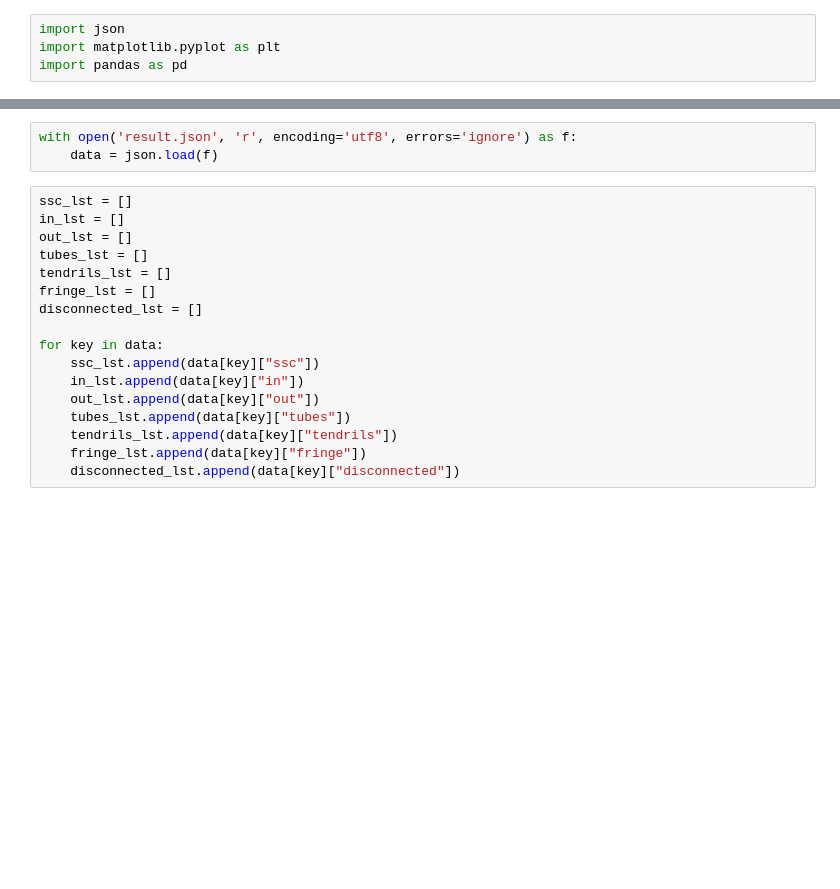
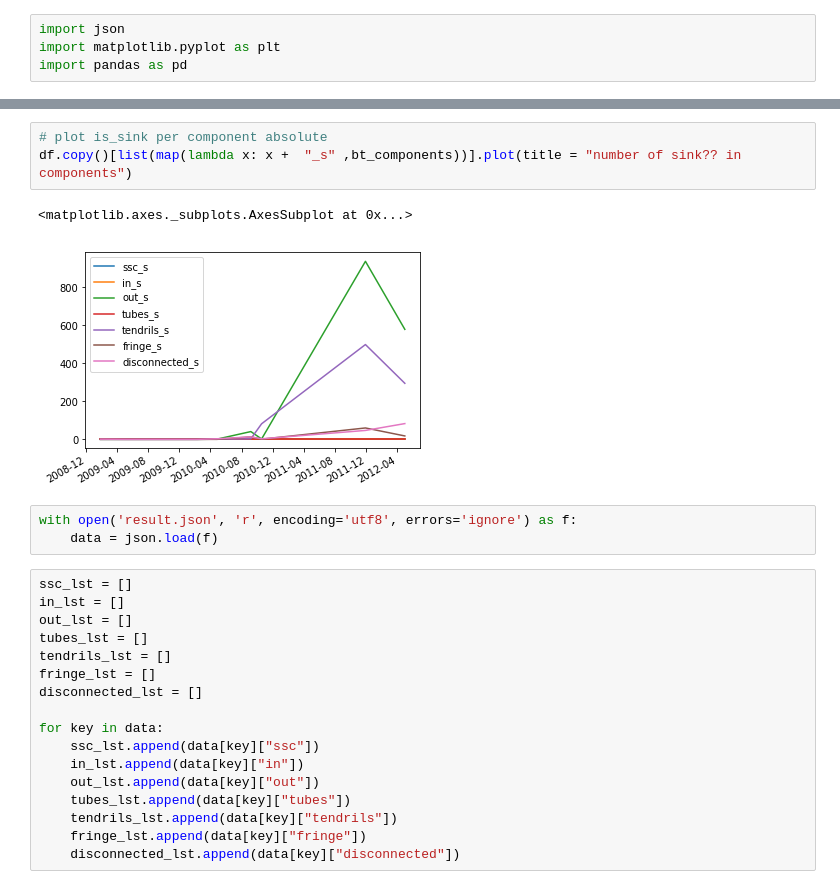
Before and after one commit to hmrug/crypto-transcation-network, a Jupyter notebook: BowTie-Bitcoin Visualization.ipynb, the cells around one changed output, grey strips where cells are left out. Cells and saved outputs as stored; diff of their text form; blank space fills up the shorter version.

```diff
--- a/BowTie-Bitcoin Visualization.ipynb
+++ b/BowTie-Bitcoin Visualization.ipynb
@@ -5,3 +26,9 @@ import pandas as pd
+# %%
+# plot is_sink per component absolute
+df.copy()[list(map(lambda x: x +  "_s" ,bt_components))].plot(title = "number of sink?? in components")
+# %% [output]
+<matplotlib.axes._subplots.AxesSubplot at 0x...>
+[figure, added]
 # %%
 with open('result.json', 'r', encoding='utf8', errors='ignore') as f:
     data = json.load(f)
```
Also changed, not shown: parts of 2 cells of this notebook, 2 other files.
